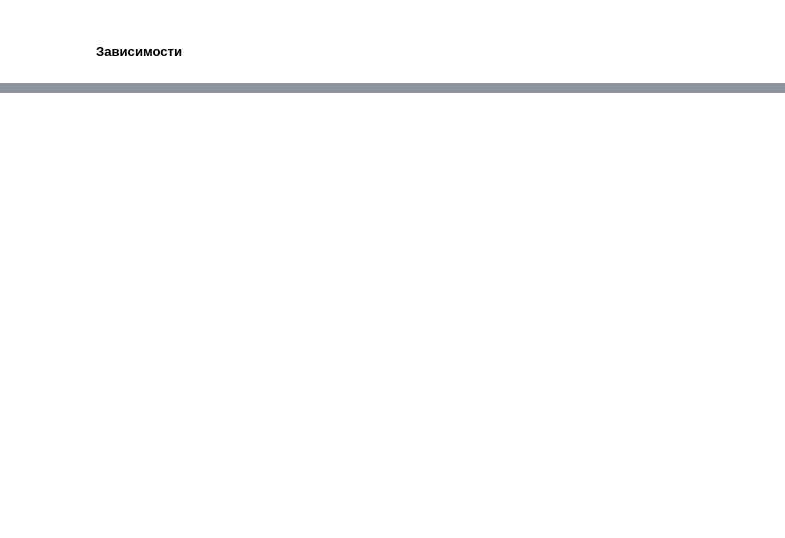
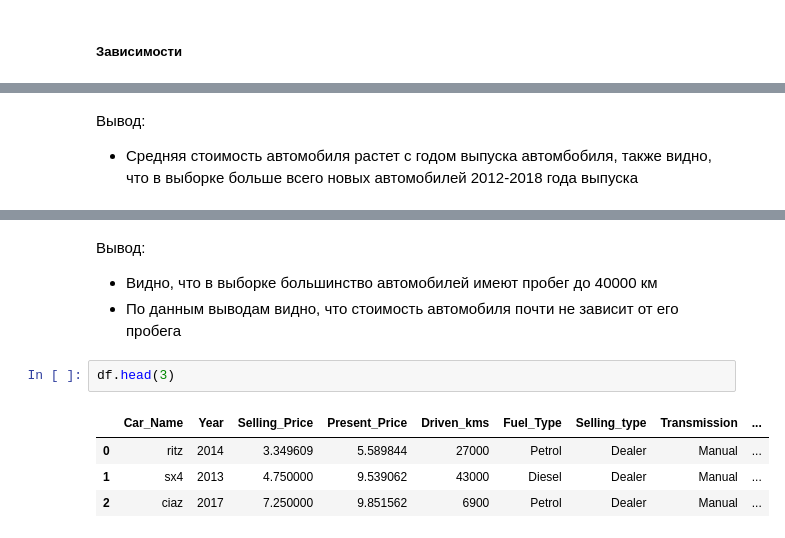
Before and after one commit to ViktorovGO/IIS_LR1, a Jupyter notebook: eda/eda.ipynb, the cells around one changed output, grey strips where cells are left out. Cells and saved outputs as stored; diff of their text form; blank space fills up the shorter version.

```diff
--- a/eda/eda.ipynb
+++ b/eda/eda.ipynb
@@ -236,6 +319,9 @@ show(p)
 # %% [output]
 [interactive output not drawn]
 [interactive output not drawn]
+# %% [markdown]
+Вывод:
+- Средняя стоимость автомобиля растет с годом выпуска автомбобиля, также видно, что в выборке больше всего новых автомобилей 2012-2018 года выпуска
 # %%
 source = ColumnDataSource(data=df.sample(frac=1))
 p = figure(width=1000)
@@ -249,3 +335,14 @@ show(p)
 # %% [output]
 [interactive output not drawn]
 [interactive output not drawn]
+# %% [markdown]
+Вывод:
+- Видно, что в выборке большинство автомобилей имеют пробег до 40000 км
+- По данным выводам видно, что стоимость автомобиля почти не зависит от его пробега
+# %%
+df.head(3)
+# %% [output]
+|  | Car_Name | Year | Selling_Price | Present_Price | Driven_kms | Fuel_Type | Selling_type | Transmission | ... |
+| 0 | ritz | 2014 | 3.349609 | 5.589844 | 27000 | Petrol | Dealer | Manual | ... |
+| 1 | sx4 | 2013 | 4.750000 | 9.539062 | 43000 | Diesel | Dealer | Manual | ... |
+| 2 | ciaz | 2017 | 7.250000 | 9.851562 | 6900 | Petrol | Dealer | Manual | ... |
```
Also changed, not shown: parts of 30 cells of this notebook, 6 other files.
